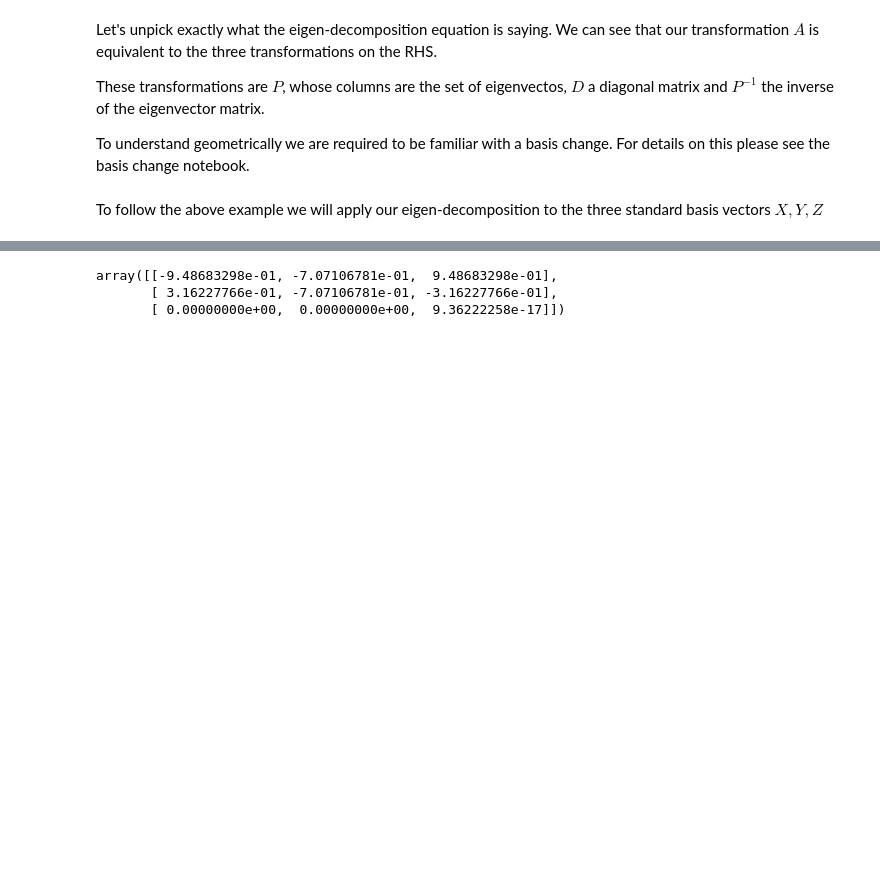
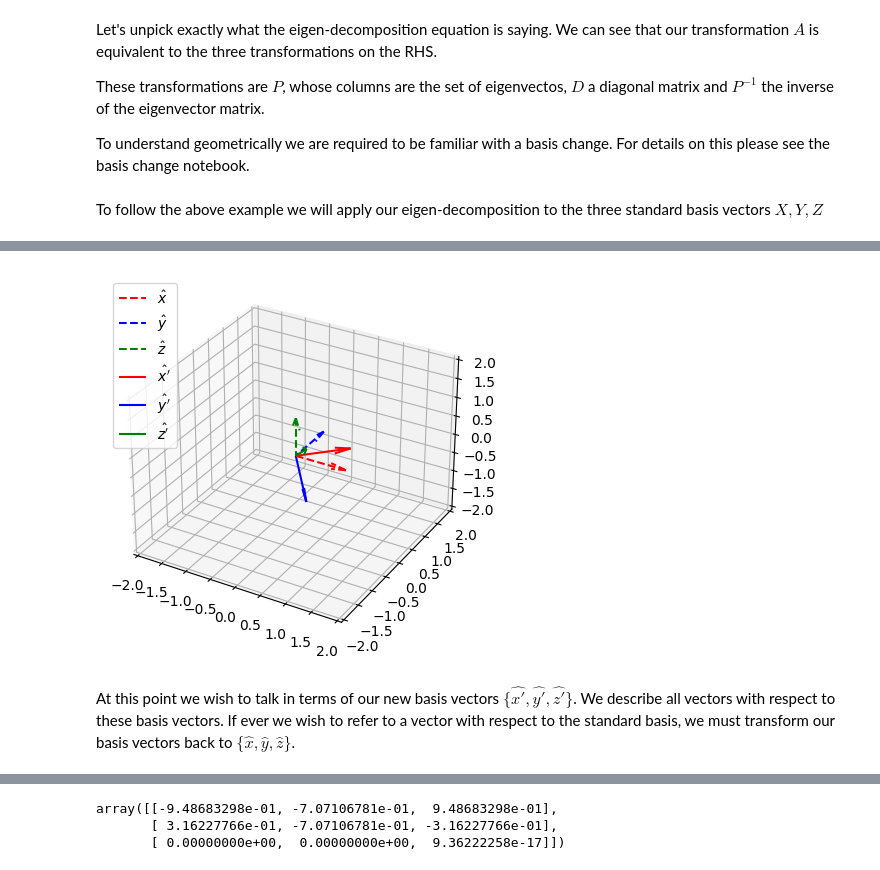
Before and after one commit to kitshepperd/ml-mathematics, a Jupyter notebook: notebooks/Eigenvectors-Eigenvalues.ipynb, the cells around one changed output, grey strips where cells are left out. Saved outputs shown, nothing was run; the diff lists cells and outputs as text; code cells hidden in the pictures; blank space fills up the shorter version.

```diff
--- a/notebooks/Eigenvectors-Eigenvalues.ipynb
+++ b/notebooks/Eigenvectors-Eigenvalues.ipynb
@@ -89,0 +92,22 @@ eig_vals, eig_vecs = np.linalg.eig(A)
+# %%
+fig = plt.figure(figsize=plt.figaspect(0.5))
+lims = 2
+
+ax = fig.add_subplot(1, 1, 1, projection="3d")
+
+ax.quiver(0, 0, 0, *X, color="r", label=r"$\hat{x}$", linestyle="--")
+ax.quiver(0, 0, 0, *Y, color="b", label=r"$\hat{y}$", linestyle="--")
+ax.quiver(0, 0, 0, *Z, color="g", label=r"$\hat{z}$", linestyle="--")
+ax.quiver(0, 0, 0, *(P_inv @ X), color="r", label=r"$\hat{x'}$")
+ax.quiver(0, 0, 0, *(P_inv @ Y), color="b", label=r"$\hat{y'}$")
+ax.quiver(0, 0, 0, *(P_inv @ Z), color="g", label=r"$\hat{z'}$")
+ax.set_xlim(-lims, lims)
+ax.set_ylim(-lims, lims)
+ax.set_zlim(-lims, lims)
+ax.legend(loc="upper left")
+
+plt.show()
+# %% [output]
+[figure, added]
+# %% [markdown]
+At this point we wish to talk in terms of our new basis vectors $\{\hat{x'}, \hat{y'}, \hat{z'}\}$. We describe all vectors with respect to these basis vectors. If ever we wish to refer to a vector with respect to the standard basis, we must transform our basis vectors back to $\{\hat{x}, \hat{y}, \hat{z}\}$.
```
Also changed, not shown: parts of 14 cells of this notebook, 1 other file.
